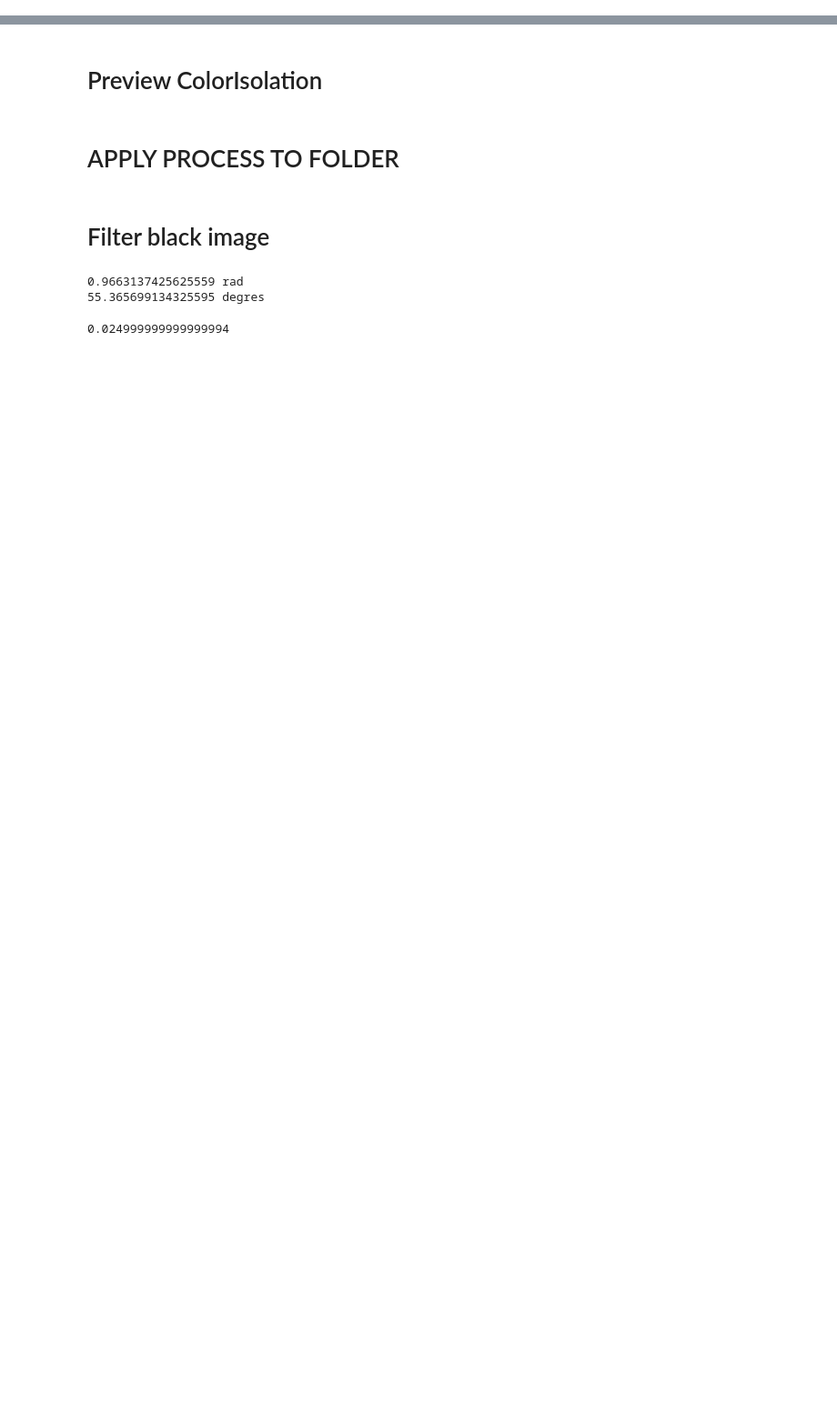
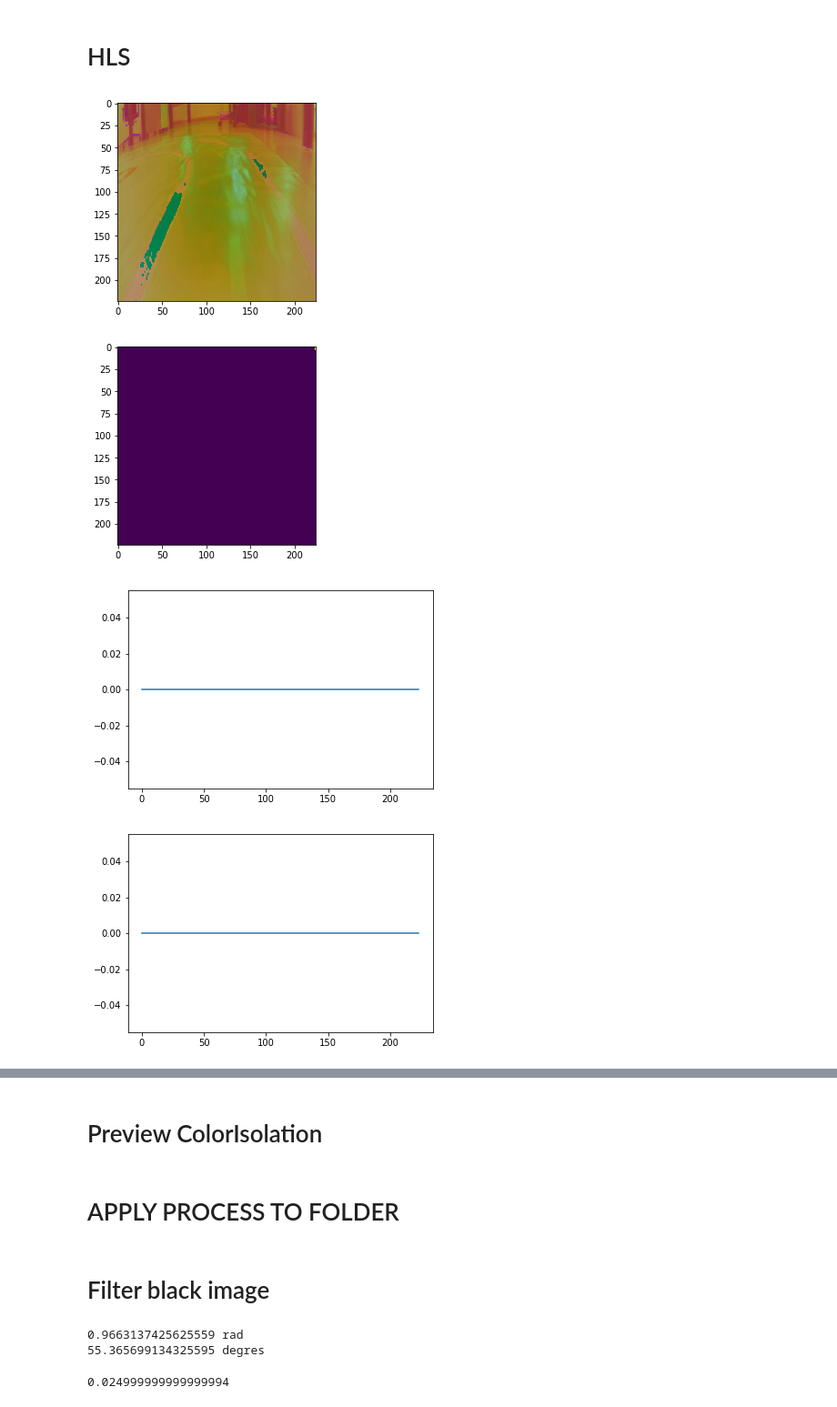
Before and after one commit to looic13/JetRacer_project_Lubeck, a Jupyter notebook: Color_isolation.ipynb, the cells around one changed output, grey strips where cells are left out. Shown at 91% size. Drawn from its saved outputs; the diff is of its cells as text; code cells hidden in the pictures; blank space fills up the shorter version.

```diff
--- a/Color_isolation.ipynb
+++ b/Color_isolation.ipynb
@@ -172,0 +189,41 @@ plt.show()
+# %% [markdown]
+# HLS
+# %%
+imghls = cv2.imread('road_following_testautomatic3/apex/69_125_f1578702-c9f3-11eb-bdd5-a0a4c55ef385.jpg',1)
+#imghls=cv2.cvtColor(imghls, cv2.COLOR_BGR2RGB)
+#plt.imshow(imghls)
+#plt.show()
+hls = cv2.cvtColor(imghls, cv2.COLOR_BGR2HLS)
+plt.imshow(hls)
+plt.show()
+
+#orange
+lowerhls = np.uint8([  0, 200,   0])
+upperhls = np.uint8([255, 255, 255])
+
+#red
+#lower = np.array([160, 100,0])
+#upper = np.array([180, 255, 255])
+
+maskhls = cv2.inRange(hls, lowerhls, upperhls)
+plt.imshow(maskhls)
+plt.show()
+
+
+###############################
+histghls = np.sum(maskhls[maskhls.shape[0]//2:,:],axis=0)
+plt.plot(histghls)
+plt.show()
+xmax_startlinehls=np.argmax(histghls)
+windowshls=np.sum(maskhls[xmax_startlinehls-30:xmax_startlinehls+30,:],axis=0)
+plt.plot(windowshls)
+plt.show()
+###############################
+maskhls[0:90,0:224]=0
+plt.imshow(maskhls)
+plt.show()
+# %% [output]
+[figure, added]
+[figure, added]
+[figure, added]
+[figure, added]
```
Also changed, not shown: parts of 4 cells of this notebook, 7 other files.
